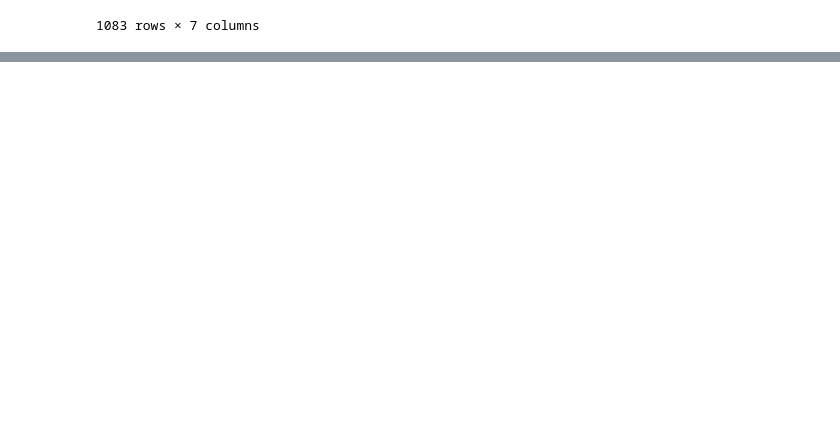
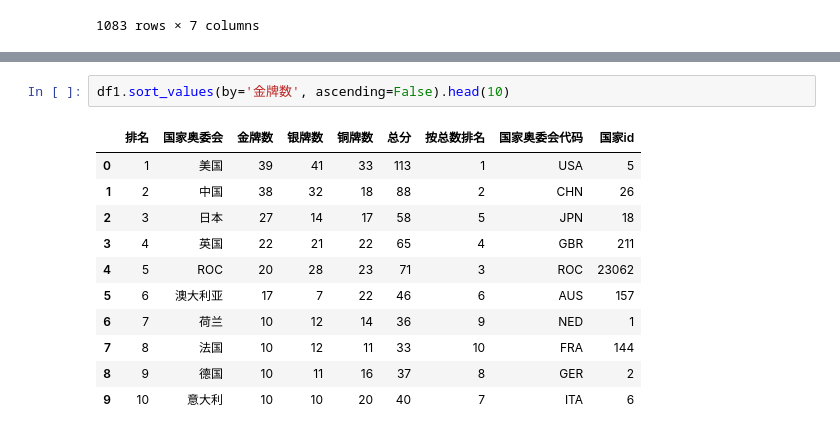
Before and after one commit to sxl6667/sanfw, a Jupyter notebook: xianglong/12-2-第一天答题/东京奥运会奖牌分析/答题.ipynb, the cells around one changed output, grey strips where cells are left out. Drawn from its saved outputs; the diff is of its cells as text; blank space fills up the shorter version.

```diff
--- a/xianglong/12-2-第一天答题/东京奥运会奖牌分析/答题.ipynb
+++ b/xianglong/12-2-第一天答题/东京奥运会奖牌分析/答题.ipynb
@@ -255,0 +518,14 @@ df3
+# %%
+df1.sort_values(by='金牌数', ascending=False).head(10)
+# %% [output]
+|  | 排名 | 国家奥委会 | 金牌数 | 银牌数 | 铜牌数 | 总分 | 按总数排名 | 国家奥委会代码 | 国家id |
+| 0 | 1 | 美国 | 39 | 41 | 33 | 113 | 1 | USA | 5 |
+| 1 | 2 | 中国 | 38 | 32 | 18 | 88 | 2 | CHN | 26 |
+| 2 | 3 | 日本 | 27 | 14 | 17 | 58 | 5 | JPN | 18 |
+| 3 | 4 | 英国 | 22 | 21 | 22 | 65 | 4 | GBR | 211 |
+| 4 | 5 | ROC | 20 | 28 | 23 | 71 | 3 | ROC | 23062 |
+| 5 | 6 | 澳大利亚 | 17 | 7 | 22 | 46 | 6 | AUS | 157 |
+| 6 | 7 | 荷兰 | 10 | 12 | 14 | 36 | 9 | NED | 1 |
+| 7 | 8 | 法国 | 10 | 12 | 11 | 33 | 10 | FRA | 144 |
+| 8 | 9 | 德国 | 10 | 11 | 16 | 37 | 8 | GER | 2 |
+| 9 | 10 | 意大利 | 10 | 10 | 20 | 40 | 7 | ITA | 6 |
```
Also changed, not shown: parts of 35 cells of this notebook, 7 other files.
